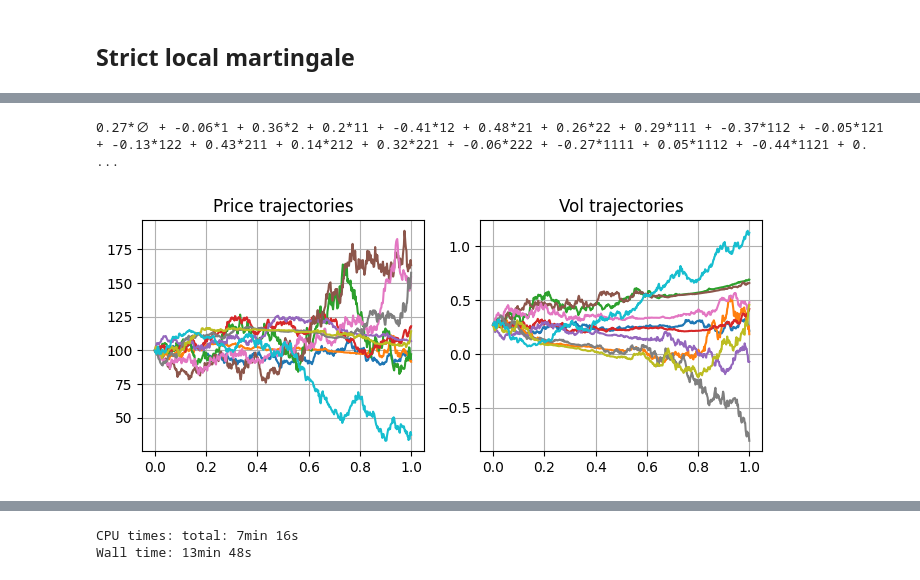
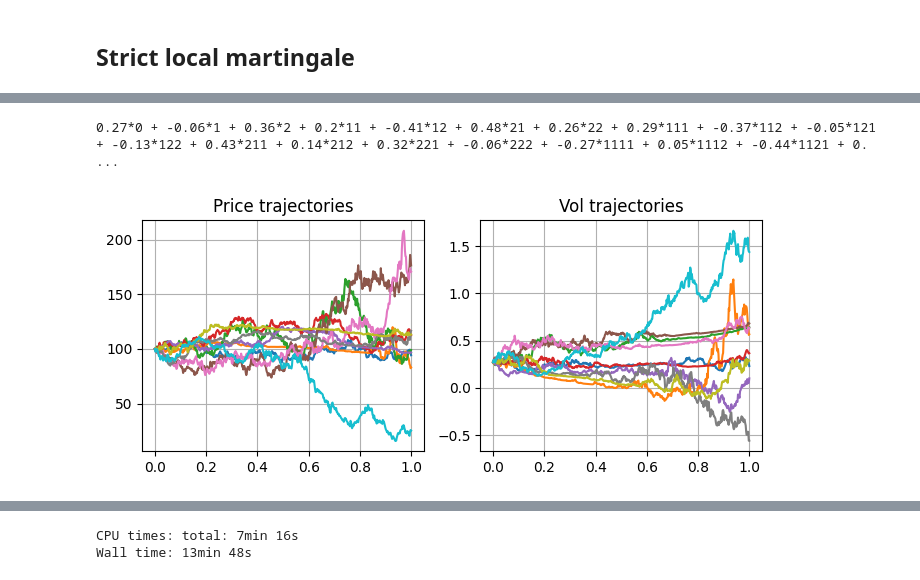
Before and after one commit to MrG1raffe/signature, a Jupyter notebook: notebooks/Martingality criterion.ipynb, the cells around one changed output, grey strips where cells are left out. Saved outputs shown, nothing was run; the diff lists cells and outputs as text; code cells hidden in the pictures.

```diff
--- a/notebooks/Martingality criterion.ipynb
+++ b/notebooks/Martingality criterion.ipynb
@@ -78,34 +84,30 @@ array([ 0.27, -0.06,  0.36,  0.2 , -0.41,  0.48,  0.26,  0.29, -0.37,
 # %%
-model = SigVol(model_type="log-normal",
-               vol_ts=ta.from_array(trunc=N, array=arr),
-               ta=ta,
-               sigmas=lambda t: np.ones((len(t), 1)), R=[[1]], rhos=[rho])
+vol_ts = ta.from_array(trunc=2 * N, array=arr, dim=2)
+model = SigVol(vol_ts=vol_ts, rho=rho, shuffle_table=shuffle_table)
+print(model.vol_ts)
+# %% [output]
+0.27*0 + -0.06*1 + 0.36*2 + 0.2*11 + -0.41*12 + 0.48*21 + 0.26*22 + 0.29*111 + -0.37*112 + -0.05*121 + -0.13*122 + 0.43*211 + 0.14*212 + 0.32*221 + -0.06*222 + -0.27*1111 + 0.05*1112 + -0.44*1121 + 0. ...
-# %%
-ta.print(model.vol_ts)
-# %% [output]
-0.27*∅ + -0.06*1 + 0.36*2 + 0.2*11 + -0.41*12 + 0.48*21 + 0.26*22 + 0.29*111 + -0.37*112 + -0.05*121 + -0.13*122 + 0.43*211 + 0.14*212 + 0.32*221 + -0.06*222 + -0.27*1111 + 0.05*1112 + -0.44*1121 + 0. ...
 # %%
 T = 1
 F0 = 100
 
 size = 10
 N_grid = 500
 
 t_grid = np.linspace(0, T, N_grid)
 rng = np.random.default_rng(seed=42)
 prices, vols = model.get_price_trajectory(t_grid=t_grid, size=size, F0=F0, rng=rng, return_vol=True)
-prices
 
 fig, ax = plt.subplots(1, 2, figsize=(8, 3))
 for price, vol in zip(prices, vols):
     ax[0].plot(t_grid, price)
     ax[1].plot(t_grid, vol)
 ax[0].set_title("Price trajectories")
 ax[1].set_title("Vol trajectories")
 ax[0].grid()
 ax[1].grid()
 # %% [output]
-[figure, old version]
+[figure, new version]
 # %%
 K = from_1_delta_call_to_strike(deltas = np.linspace(0.1, 0.9, 50), F0=F0, sigma=0.2, ttm=T)
 option_call = VanillaOption(T=T, K=K, flag="call")
```
Also changed, not shown: parts of 38 cells of this notebook, 12 other files.
